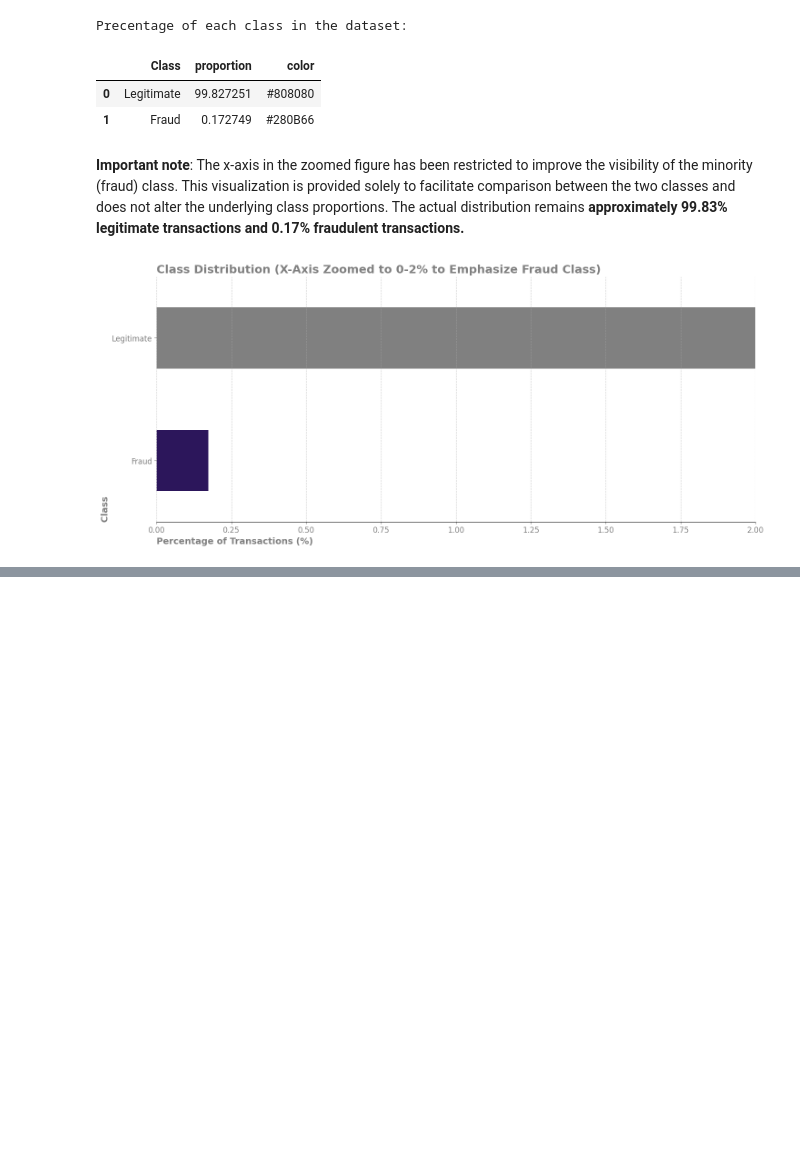
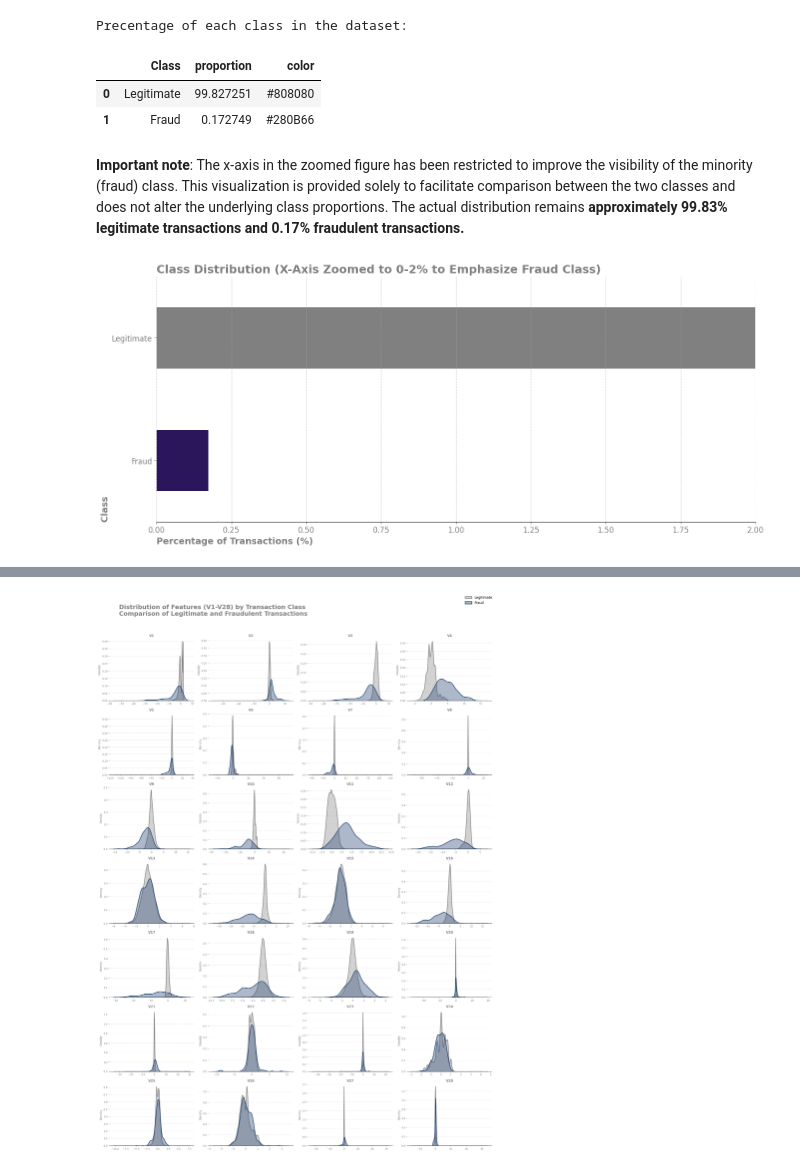
Before and after one commit to AI-Builders-Iran/fraud-detection-ml, a Jupyter notebook: notebooks/Main.ipynb, the cells around one changed output, grey strips where cells are left out. Drawn from its saved outputs; the diff is of its cells as text; code cells hidden in the pictures; blank space fills up the shorter version.

Commit message:
Add feature distribution by transaction class

```diff
--- a/notebooks/Main.ipynb
+++ b/notebooks/Main.ipynb
@@ -103,0 +108,84 @@ plt.savefig("../reports/figures/EDA_class_distribution.png", dpi = 300)
+# %%
+features = [f"V{i}" for i in range(1, 29)]
+
+fig, axes = plt.subplots(7, 4, figsize=(20, 28))
+axes = axes.flatten()
+
+for i, feature in enumerate(features):
+
+    sns.kdeplot(
+        data=creditcard_df[creditcard_df.Class == 0],
+        x=feature,
+        fill=True,
+        alpha=0.35,
+        linewidth=2,
+        color="#808080",
+        label="Legitimate",
+        ax=axes[i]
+    )
+
+    sns.kdeplot(
+        data=creditcard_df[creditcard_df.Class == 1],
+        x=feature,
+        fill=True,
+        alpha=0.35,
+        linewidth=2,
+        color="#153968",
+        label="Fraud",
+        ax=axes[i]
+    )
+
+
+    axes[i].set_title(
+        feature,
+        fontsize=12,
+        weight="bold",
+        color="gray"
+    )
+
+
+    axes[i].spines[["top", "right", "left"]].set_visible(False)
+
+    # Axis labels
+    axes[i].set_xlabel("")
+    axes[i].set_ylabel("Density", fontsize=10, color="gray")
+
+
+    axes[i].tick_params(axis="both",
+                        colors="gray",
+                        labelsize=9)
+
+
+    axes[i].grid(axis="y",
+                 linestyle="dashed",
+                 alpha=0.4)
+
+    # Remove repeated legends
+    if i != 0:
+        axes[i].legend().remove()
+
+
+fig.suptitle(
+    "Distribution of Features (V1-V28) by Transaction Class\n"
+    "Comparison of Legitimate and Fraudulent Transactions",
+    fontsize=22,
+    fontweight="bold",
+    color="gray",
+    x=0.06,
+    ha="left"
+)
+
+# legend
+handles, labels = axes[0].get_legend_handles_labels()
+fig.legend(
+    handles,
+    labels,
+    loc="upper right",
+    frameon=False,
+    fontsize=12
+)
+
+plt.tight_layout(rect=[0, 0, 1, 0.96])
+plt.savefig("../reports/figures/EDA_feature_distribution_by_transaction_class.png", dpi = 300)
+# %% [output]
+[figure, added]
```
Also changed, not shown: parts of 2 cells of this notebook.
